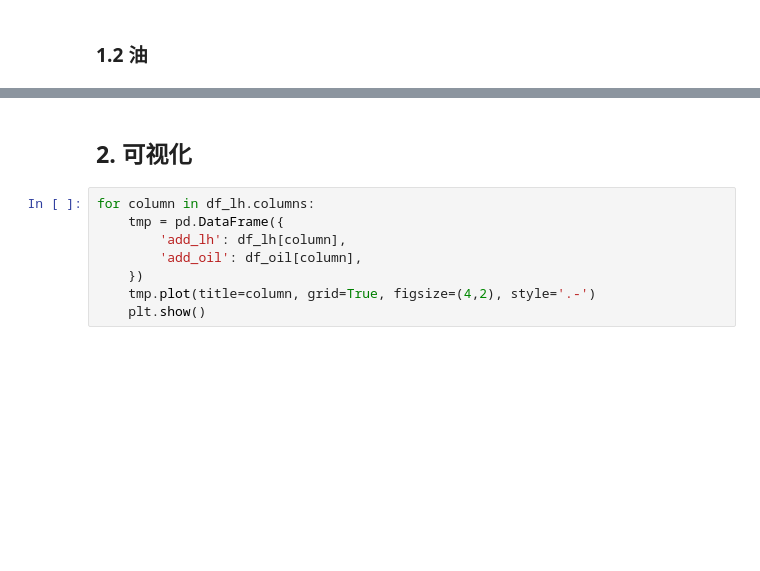
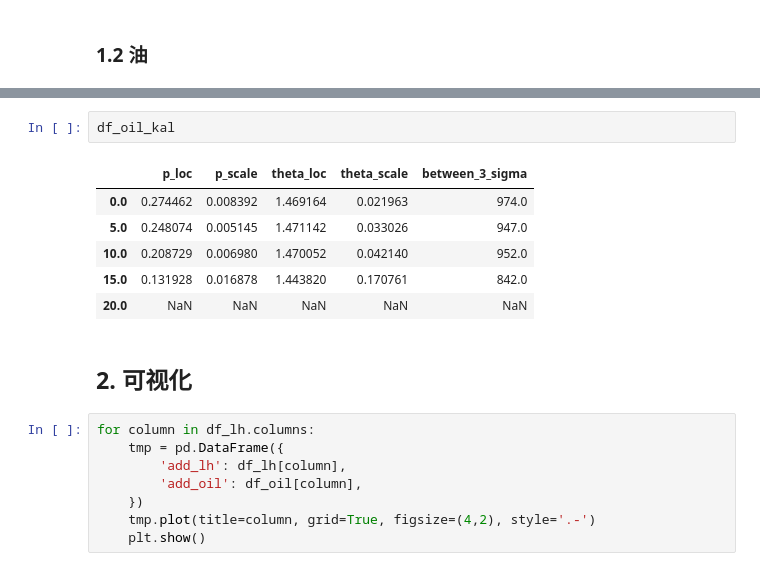
Before and after one commit to yuansicheng/bes3_add_layer, a Jupyter notebook: code/analyse/single_p+_fixed_enery_and_direction.ipynb, the cells around one changed output, grey strips where cells are left out. Saved outputs shown, nothing was run; the diff lists cells and outputs as text; blank space fills up the shorter version.

```diff
--- a/code/analyse/single_p+_fixed_enery_and_direction.ipynb
+++ b/code/analyse/single_p+_fixed_enery_and_direction.ipynb
@@ -130,3 +116,12 @@ df_oil
+# %%
+df_oil_kal
+# %% [output]
+|  | p_loc | p_scale | theta_loc | theta_scale | between_3_sigma |
+| 0.0 | 0.274462 | 0.008392 | 1.469164 | 0.021963 | 974.0 |
+| 5.0 | 0.248074 | 0.005145 | 1.471142 | 0.033026 | 947.0 |
+| 10.0 | 0.208729 | 0.006980 | 1.470052 | 0.042140 | 952.0 |
+| 15.0 | 0.131928 | 0.016878 | 1.443820 | 0.170761 | 842.0 |
+| 20.0 | NaN | NaN | NaN | NaN | NaN |
 # %% [markdown]
 ## 2. 可视化
 # %%
```
Also changed, not shown: parts of 11 cells of this notebook, 10 other files.
